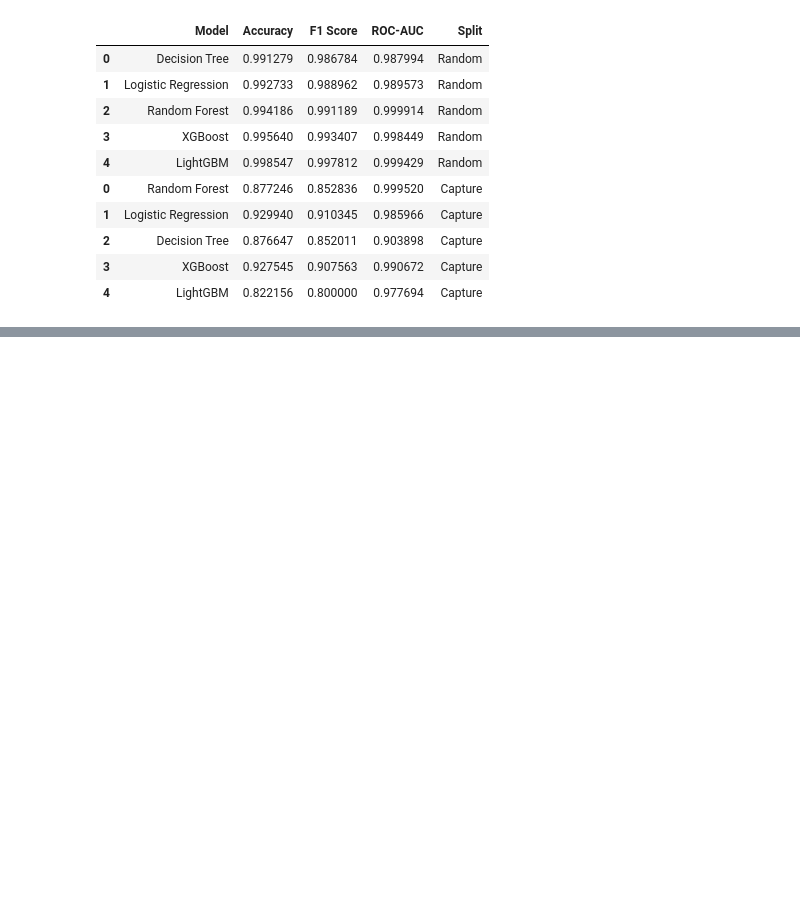
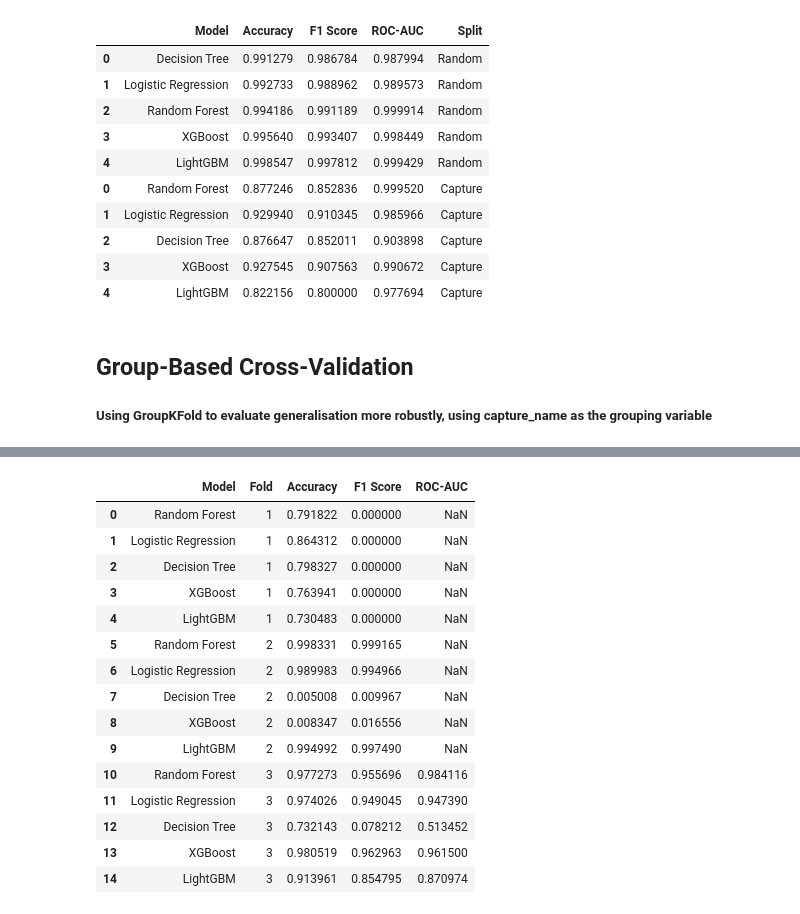
Before and after one commit to Amin256/iot-edge-ids, a Jupyter notebook: notebooks/baseline_model.ipynb, the cells around one changed output, grey strips where cells are left out. Cells and saved outputs as stored; diff of their text form; code cells hidden in the pictures; blank space fills up the shorter version.

Commit message:
Added capture-based evaluation and GroupKFold robustness analysis

```diff
--- a/notebooks/baseline_model.ipynb
+++ b/notebooks/baseline_model.ipynb
@@ -652,3 +652,62 @@ combined_results
 | 2 | Decision Tree | 0.876647 | 0.852011 | 0.903898 | Capture |
 | 3 | XGBoost | 0.927545 | 0.907563 | 0.990672 | Capture |
 | 4 | LightGBM | 0.822156 | 0.800000 | 0.977694 | Capture |
+# %% [markdown]
+## Group-Based Cross-Validation
+##### Using GroupKFold to evaluate generalisation more robustly, using capture_name as the grouping variable
+# %%
+from sklearn.model_selection import GroupKFold
+from sklearn.metrics import accuracy_score, f1_score, roc_auc_score
+
+# Define features
+feature_cols = [
+    col for col in df_encoded.columns
+    if col not in ["binary_label", "ts", "capture_name"]
+]
+
+X_full = df_encoded[feature_cols]
+y_full = (df_encoded["binary_label"] == "MALICIOUS").astype(int)
+groups = df_encoded["capture_name"]
+
+# Initialize GroupKFold
+gkf = GroupKFold(n_splits=3)
+
+# Storage for results
+cv_results = {
+    "Model": [],
+    "Fold": [],
+    "Accuracy": [],
+    "F1 Score": [],
+    "ROC-AUC": []
+}
+
+models = {
+    "Random Forest": RandomForestClassifier(n_estimators = 200, random_state = 42, n_jobs = -1),
+    "Logistic Regression": LogisticRegression(max_iter = 10000),
+    "Decision Tree": DecisionTreeClassifier(random_state = 42),
+    "XGBoost": XGBClassifier(eval_metric = "logloss", random_state = 42),
+    "LightGBM": LGBMClassifier(random_state = 42)
+}
+
+# Perform GroupKFold cross-validation
+for fold, (train_idx, test_idx) in enumerate(gkf.split(X_full, y_full, groups)):
+
+    X_train_cv, X_test_cv = X_full.iloc[train_idx], X_full.iloc[test_idx]
+    y_train_cv, y_test_cv = y_full.iloc[train_idx], y_full.iloc[test_idx]
+
+    for name, model in models.items():
+
+        model.fit(X_train_cv, y_train_cv)
+
+        y_pred_cv = model.predict(X_test_cv)
+        y_proba_cv = model.predict_proba(X_test_cv)[:, 1]
+
+        cv_results["Model"].append(name)
+        cv_results["Fold"].append(fold + 1)
+        cv_results["Accuracy"].append(accuracy_score(y_test_cv, y_pred_cv))
+        cv_results["F1 Score"].append(f1_score(y_test_cv, y_pred_cv))
+        cv_results["ROC-AUC"].append(roc_auc_score(y_test_cv, y_proba_cv))
+
+cv_df = pd.DataFrame(cv_results)
+cv_df
+# %% [output]
@@ -654,0 +748,16 @@ combined_results
+|  | Model | Fold | Accuracy | F1 Score | ROC-AUC |
+| 0 | Random Forest | 1 | 0.791822 | 0.000000 | NaN |
+| 1 | Logistic Regression | 1 | 0.864312 | 0.000000 | NaN |
+| 2 | Decision Tree | 1 | 0.798327 | 0.000000 | NaN |
+| 3 | XGBoost | 1 | 0.763941 | 0.000000 | NaN |
+| 4 | LightGBM | 1 | 0.730483 | 0.000000 | NaN |
+| 5 | Random Forest | 2 | 0.998331 | 0.999165 | NaN |
+| 6 | Logistic Regression | 2 | 0.989983 | 0.994966 | NaN |
+| 7 | Decision Tree | 2 | 0.005008 | 0.009967 | NaN |
+| 8 | XGBoost | 2 | 0.008347 | 0.016556 | NaN |
+| 9 | LightGBM | 2 | 0.994992 | 0.997490 | NaN |
+| 10 | Random Forest | 3 | 0.977273 | 0.955696 | 0.984116 |
+| 11 | Logistic Regression | 3 | 0.974026 | 0.949045 | 0.947390 |
+| 12 | Decision Tree | 3 | 0.732143 | 0.078212 | 0.513452 |
+| 13 | XGBoost | 3 | 0.980519 | 0.962963 | 0.961500 |
+| 14 | LightGBM | 3 | 0.913961 | 0.854795 | 0.870974 |
```
Also changed, not shown: parts of 4 cells of this notebook.
